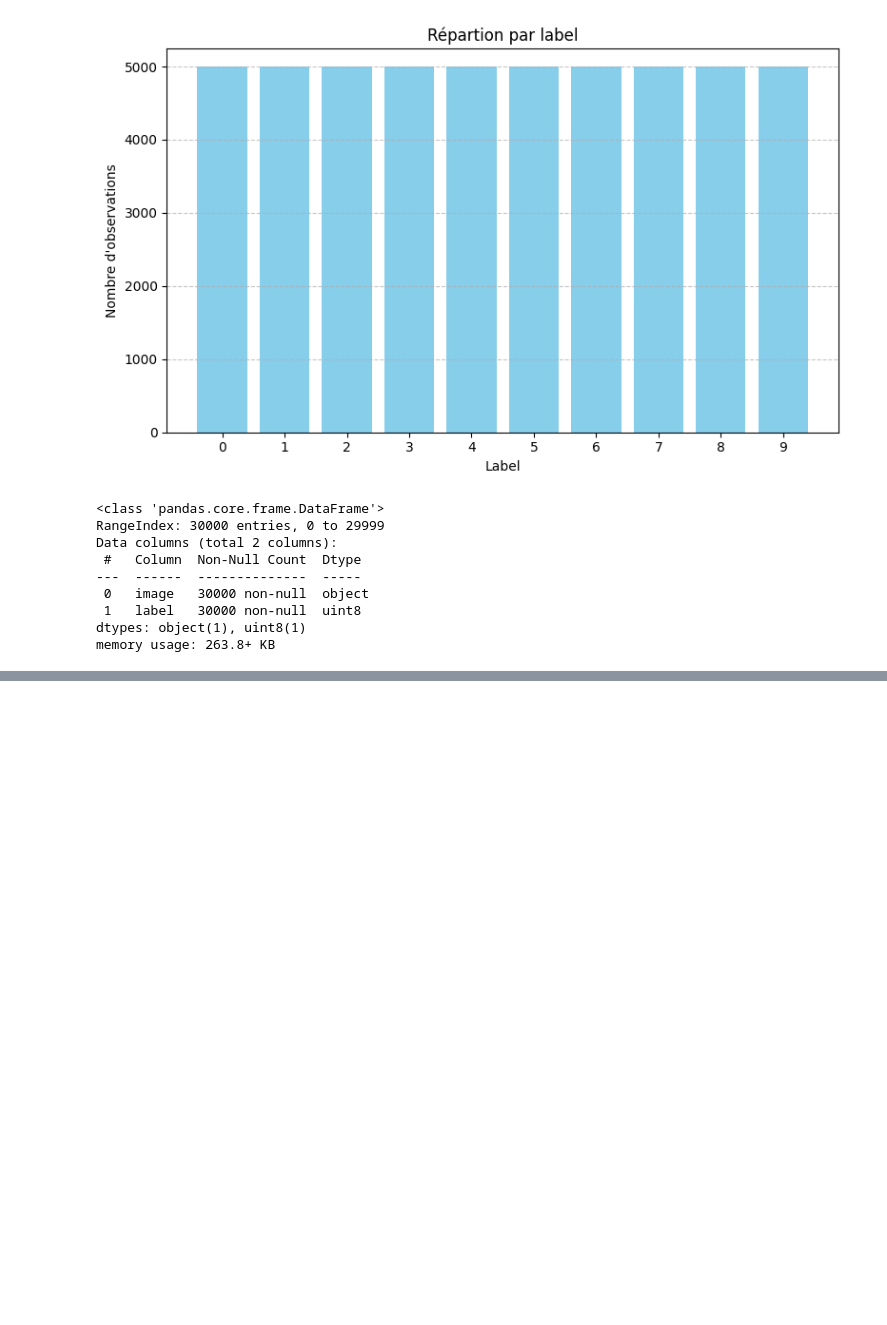
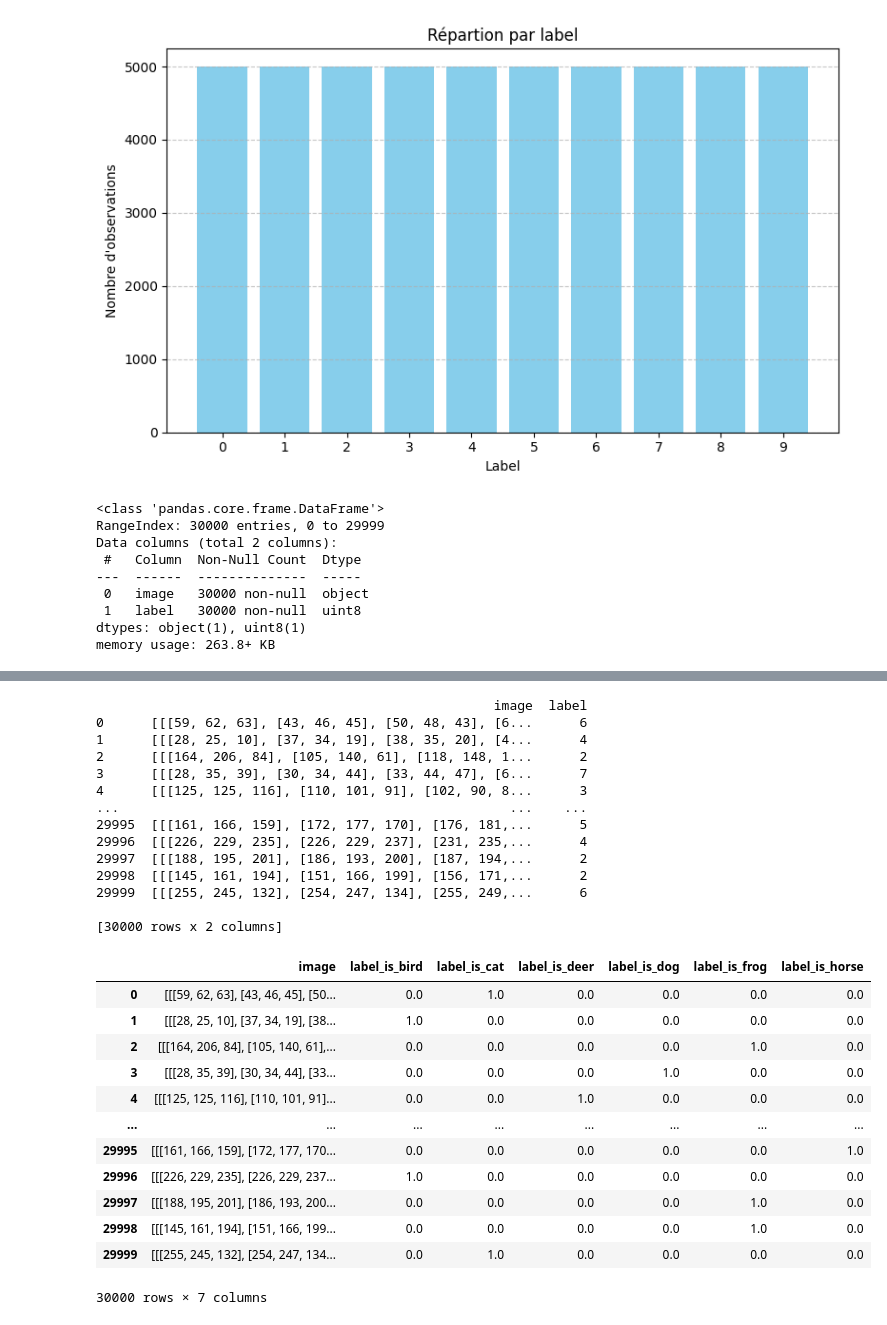
Before and after one commit to hugo-andriamaromanana/neuralzoo, a Jupyter notebook: neuralzoo/notebook/exploratory.ipynb, the cells around one changed output, grey strips where cells are left out. Drawn from its saved outputs; the diff is of its cells as text; code cells hidden in the pictures; blank space fills up the shorter version.

Commit message:
:feat: one hot encode dataframe

```diff
--- a/neuralzoo/notebook/exploratory.ipynb
+++ b/neuralzoo/notebook/exploratory.ipynb
@@ -78,0 +77,32 @@ Image 5 type: <class 'numpy.ndarray'>, shape: (32, 32, 3)
+# %%
+#ONE HOT ENCODE LABELS
+full_dataframe_train = one_encode_labels(full_dataframe_train, True)
+full_dataframe_train
+# %% [output]
+                                                   image  label
+0      [[[59, 62, 63], [43, 46, 45], [50, 48, 43], [6...      6
+1      [[[28, 25, 10], [37, 34, 19], [38, 35, 20], [4...      4
+2      [[[164, 206, 84], [105, 140, 61], [118, 148, 1...      2
+3      [[[28, 35, 39], [30, 34, 44], [33, 44, 47], [6...      7
+4      [[[125, 125, 116], [110, 101, 91], [102, 90, 8...      3
+...                                                  ...    ...
+29995  [[[161, 166, 159], [172, 177, 170], [176, 181,...      5
+29996  [[[226, 229, 235], [226, 229, 237], [231, 235,...      4
+29997  [[[188, 195, 201], [186, 193, 200], [187, 194,...      2
+29998  [[[145, 161, 194], [151, 166, 199], [156, 171,...      2
+29999  [[[255, 245, 132], [254, 247, 134], [255, 249,...      6
+
+[30000 rows x 2 columns]
+|  | image | label_is_bird | label_is_cat | label_is_deer | label_is_dog | label_is_frog | label_is_horse |
+| 0 | [[[59, 62, 63], [43, 46, 45], [50... | 0.0 | 1.0 | 0.0 | 0.0 | 0.0 | 0.0 |
+| 1 | [[[28, 25, 10], [37, 34, 19], [38... | 1.0 | 0.0 | 0.0 | 0.0 | 0.0 | 0.0 |
+| 2 | [[[164, 206, 84], [105, 140, 61],... | 0.0 | 0.0 | 0.0 | 0.0 | 1.0 | 0.0 |
+| 3 | [[[28, 35, 39], [30, 34, 44], [33... | 0.0 | 0.0 | 0.0 | 1.0 | 0.0 | 0.0 |
+| 4 | [[[125, 125, 116], [110, 101, 91]... | 0.0 | 0.0 | 1.0 | 0.0 | 0.0 | 0.0 |
+| ... | ... | ... | ... | ... | ... | ... | ... |
+| 29995 | [[[161, 166, 159], [172, 177, 170... | 0.0 | 0.0 | 0.0 | 0.0 | 0.0 | 1.0 |
+| 29996 | [[[226, 229, 235], [226, 229, 237... | 1.0 | 0.0 | 0.0 | 0.0 | 0.0 | 0.0 |
+| 29997 | [[[188, 195, 201], [186, 193, 200... | 0.0 | 0.0 | 0.0 | 0.0 | 1.0 | 0.0 |
+| 29998 | [[[145, 161, 194], [151, 166, 199... | 0.0 | 0.0 | 0.0 | 0.0 | 1.0 | 0.0 |
+| 29999 | [[[255, 245, 132], [254, 247, 134... | 0.0 | 1.0 | 0.0 | 0.0 | 0.0 | 0.0 |
+30000 rows × 7 columns
```
Also changed, not shown: parts of 3 cells of this notebook, 4 other files.
